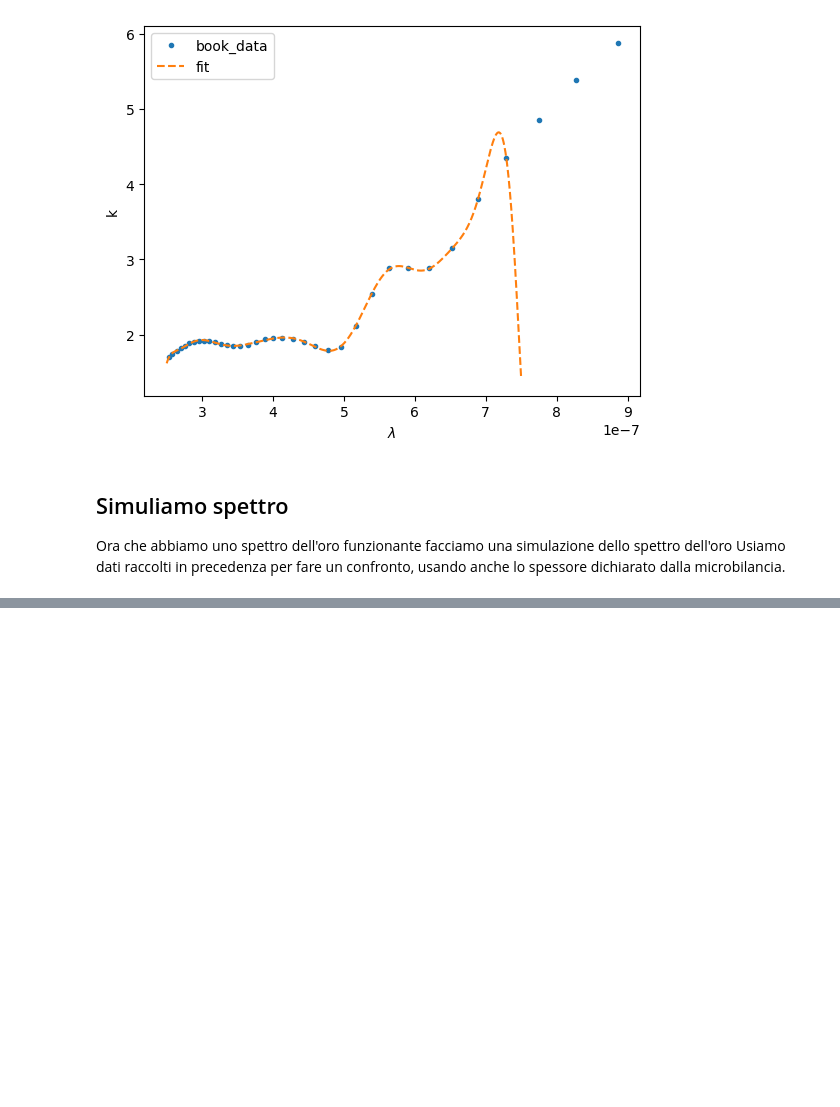
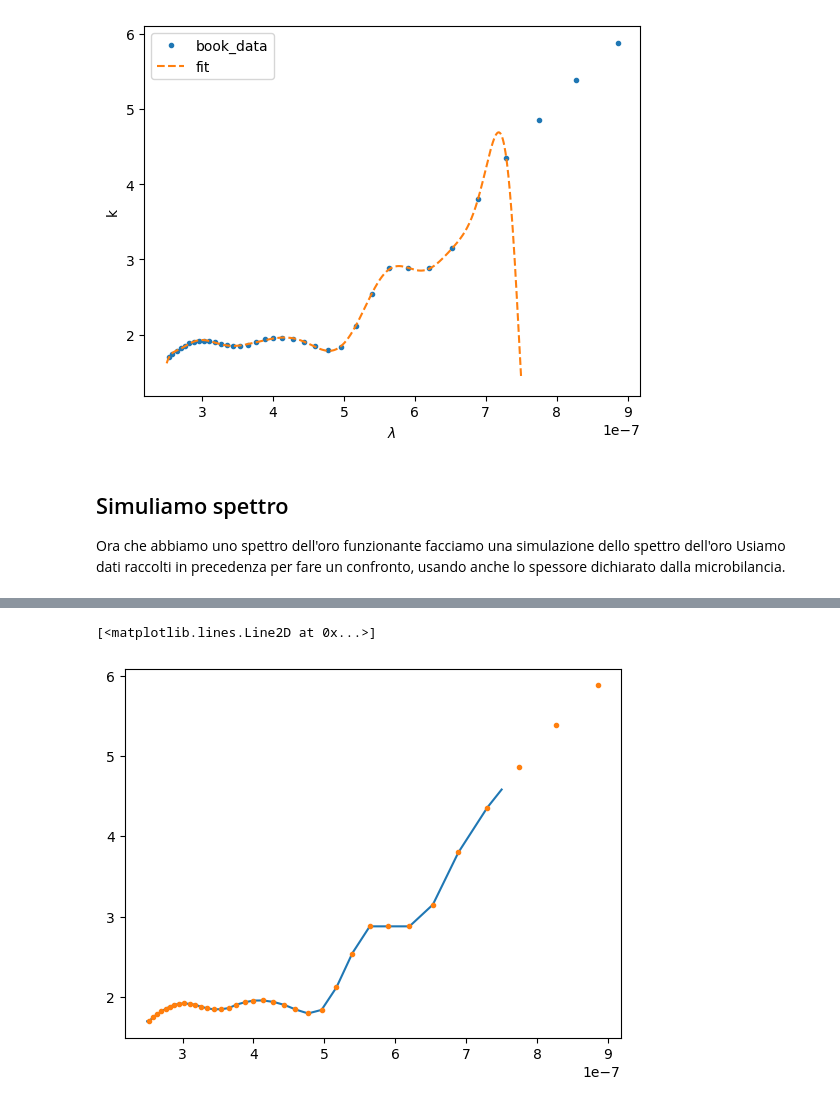
Before and after one commit to RandDouble/lab_mat, a Jupyter notebook: fit_lab.ipynb, the cells around one changed output, grey strips where cells are left out. Cells and saved outputs as stored; diff of their text form; code cells hidden in the pictures; blank space fills up the shorter version.

```diff
--- a/fit_lab.ipynb
+++ b/fit_lab.ipynb
@@ -108,0 +119,13 @@ new_fit.coef.shape
+# %%
+import scipy.interpolate
+
+filter = (df["lambda_corrected"]<950e-9) & (df["lambda_corrected"] > 250e-9)
+
+ynew = np.interp(x , df[filter]["lambda_corrected"] , df[filter]["k_corrected"] )
+
+
+plt.plot(x, ynew)
+plt.plot("lambda_corrected", "k_corrected", ".", data=df[filter], label= "book_data")
+# %% [output]
+[<matplotlib.lines.Line2D at 0x...>]
+[figure, added]
```
Also changed, not shown: parts of 8 cells of this notebook, 2 other files.
